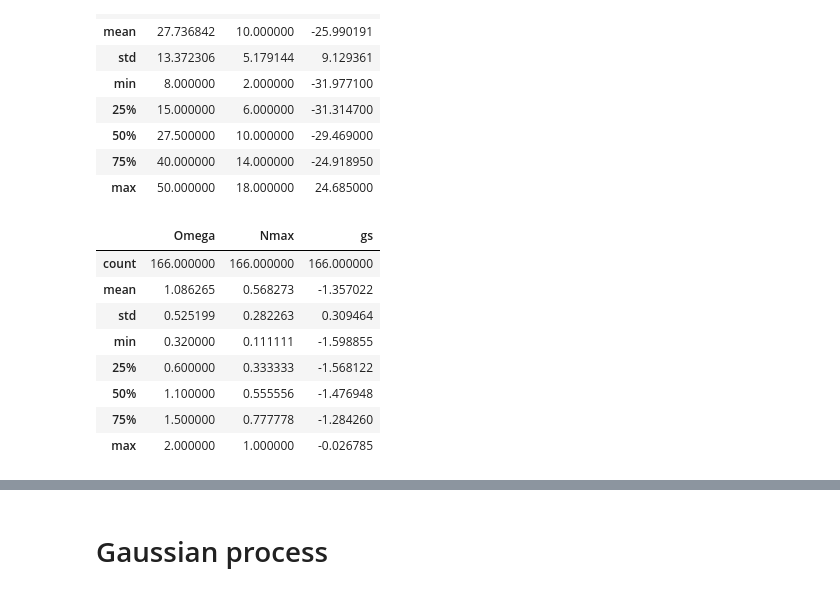
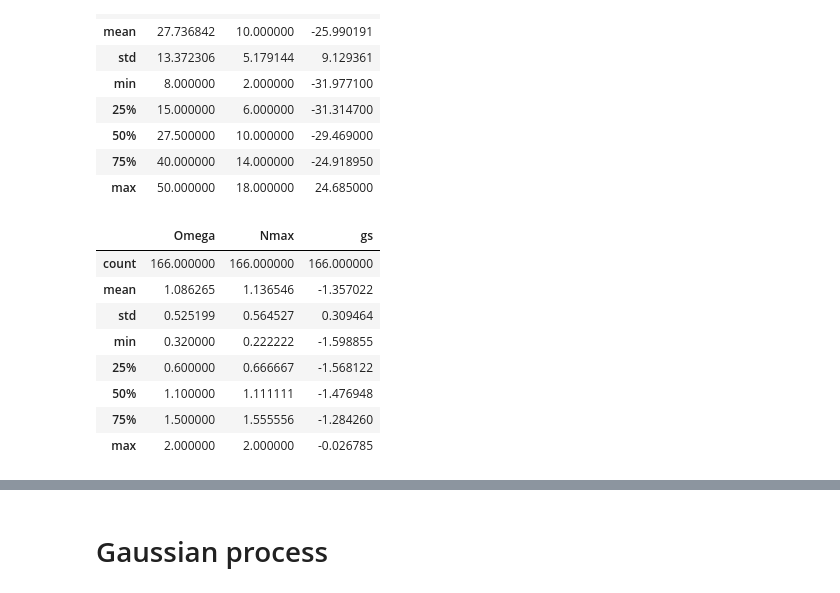
Before and after one commit to alphacentaury-github/NPSS2020, a Jupyter notebook: ML_NCSM.ipynb, the cells around one changed output, grey strips where cells are left out. Saved outputs shown, nothing was run; the diff lists cells and outputs as text; code cells hidden in the pictures.

```diff
--- a/ML_NCSM.ipynb
+++ b/ML_NCSM.ipynb
@@ -38,6 +43,7 @@ def integer_to_bin_array(N,dim_b=8):
 
 PHYSICAL REVIEW C 99, 054308 (2019)
 # %%
+# Read data
 out = np.loadtxt('6Li.txt')
 homega_list = out[1:,0]
 nmax_list = out[0,2:]
@@ -50,9 +56,8 @@ for i in range(len(homega_list)):
     for j in range(len(nmax_list)):
         data_form.append([homega_list[i],nmax_list[j],data[i,j]])
 
-import pandas as pd
-data_df = pd.DataFrame.from_records(data_form,columns=['Omega', 'Nmax', 'gs' ])
-data_df.describe()
+orig_df = pd.DataFrame.from_records(data_form,columns=['Omega', 'Nmax', 'gs' ])
+orig_df.describe()
 # %% [output]
 |  | Omega | Nmax | gs |
 | count | 171.000000 | 171.000000 | 171.000000 |
@@ -65,40 +70,45 @@ data_df.describe()
 | max | 50.000000 | 18.000000 | 24.685000 |
 # %%
 #scaling data
+data_df ={}
 scale_omega = 25.0
-data_df['Omega'] = data_df['Omega']/scale_omega
-scale_nmax = 18.0
-data_df['Nmax'] = data_df['Nmax']/scale_nmax
+data_df['Omega'] = orig_df['Omega']/scale_omega
+scale_nmax = 9.0
+data_df['Nmax'] = orig_df['Nmax']/scale_nmax
 scale_gs = 20.0
-data_df['gs'] = data_df['gs']/scale_gs
+data_df['gs'] = orig_df['gs']/scale_gs
+
+#data_df['1/Nmax'] = 1.0/data_df['Nmax']
+#----data frame
+data_df = pd.DataFrame(data_df)
 
 # exclude positive energy data
 data_df = data_df[ data_df['gs']<0.0]
 
 #--split training and test
 training_df = data_df[(data_df['Nmax']<18/scale_nmax)]
 test_df = data_df[(data_df['Nmax']==18/scale_nmax)]
 
 # random shuffle
 training_df = training_df.sample(frac = 1)
 # test_df = test_df.sample(frac = 1)  # no need of shuffle for test data
 
 # separate features and labels
 train_X = training_df.iloc[:,:-1]
 train_Y = training_df.iloc[:,-1]
 
 test_X = test_df.iloc[:,:-1]
 test_Y = test_df.iloc[:,-1]
 
 data_df.describe()
 # %% [output]
 |  | Omega | Nmax | gs |
 | count | 166.000000 | 166.000000 | 166.000000 |
-| mean | 1.086265 | 0.568273 | -1.357022 |
-| std | 0.525199 | 0.282263 | 0.309464 |
-| min | 0.320000 | 0.111111 | -1.598855 |
-| 25% | 0.600000 | 0.333333 | -1.568122 |
-| 50% | 1.100000 | 0.555556 | -1.476948 |
-| 75% | 1.500000 | 0.777778 | -1.284260 |
-| max | 2.000000 | 1.000000 | -0.026785 |
+| mean | 1.086265 | 1.136546 | -1.357022 |
+| std | 0.525199 | 0.564527 | 0.309464 |
+| min | 0.320000 | 0.222222 | -1.598855 |
+| 25% | 0.600000 | 0.666667 | -1.568122 |
+| 50% | 1.100000 | 1.111111 | -1.476948 |
+| 75% | 1.500000 | 1.555556 | -1.284260 |
+| max | 2.000000 | 2.000000 | -0.026785 |
 # %%
```
Also changed, not shown: parts of 14 cells of this notebook, 7 other files.
